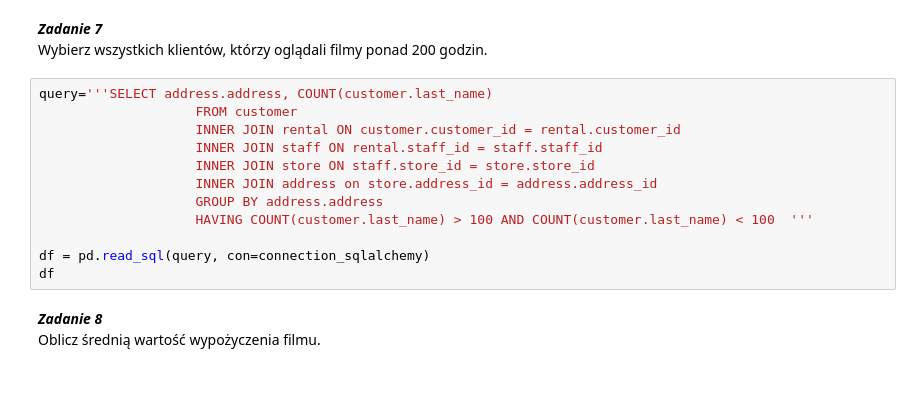
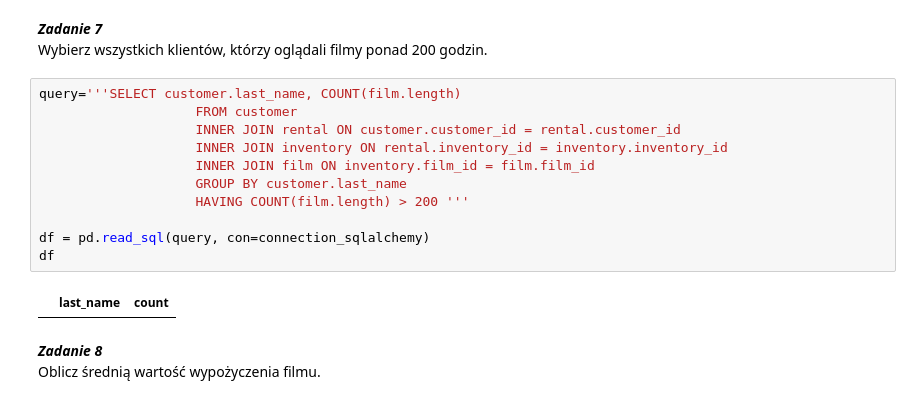
Before and after one commit to MarekBor1/AiBDlab, a Jupyter notebook: lab3/lab2_join-MarekBor1-master/raport.ipynb, the cells around one changed output. Cells and saved outputs as stored; diff of their text form.

```diff
--- a/lab3/lab2_join-MarekBor1-master/raport.ipynb
+++ b/lab3/lab2_join-MarekBor1-master/raport.ipynb
@@ -470,17 +470,18 @@ df
 ***Zadanie 7*** <br />
 Wybierz wszystkich klientów, którzy oglądali filmy ponad 200 godzin.
 # %%
-query='''SELECT address.address, COUNT(customer.last_name)
+query='''SELECT customer.last_name, COUNT(film.length)
                     FROM customer
                     INNER JOIN rental ON customer.customer_id = rental.customer_id
-                    INNER JOIN staff ON rental.staff_id = staff.staff_id
-                    INNER JOIN store ON staff.store_id = store.store_id
-                    INNER JOIN address on store.address_id = address.address_id
-                    GROUP BY address.address
-                    HAVING COUNT(customer.last_name) > 100 AND COUNT(customer.last_name) < 100  '''
+                    INNER JOIN inventory ON rental.inventory_id = inventory.inventory_id
+                    INNER JOIN film ON inventory.film_id = film.film_id
+                    GROUP BY customer.last_name
+                    HAVING COUNT(film.length) > 200 '''
 
 df = pd.read_sql(query, con=connection_sqlalchemy)
 df
+# %% [output]
+|  | last_name | count |
 # %% [markdown]
 ***Zadanie 8*** <br />
 Oblicz średnią wartość wypożyczenia filmu.
```
Also changed, not shown: parts of 5 cells of this notebook.
